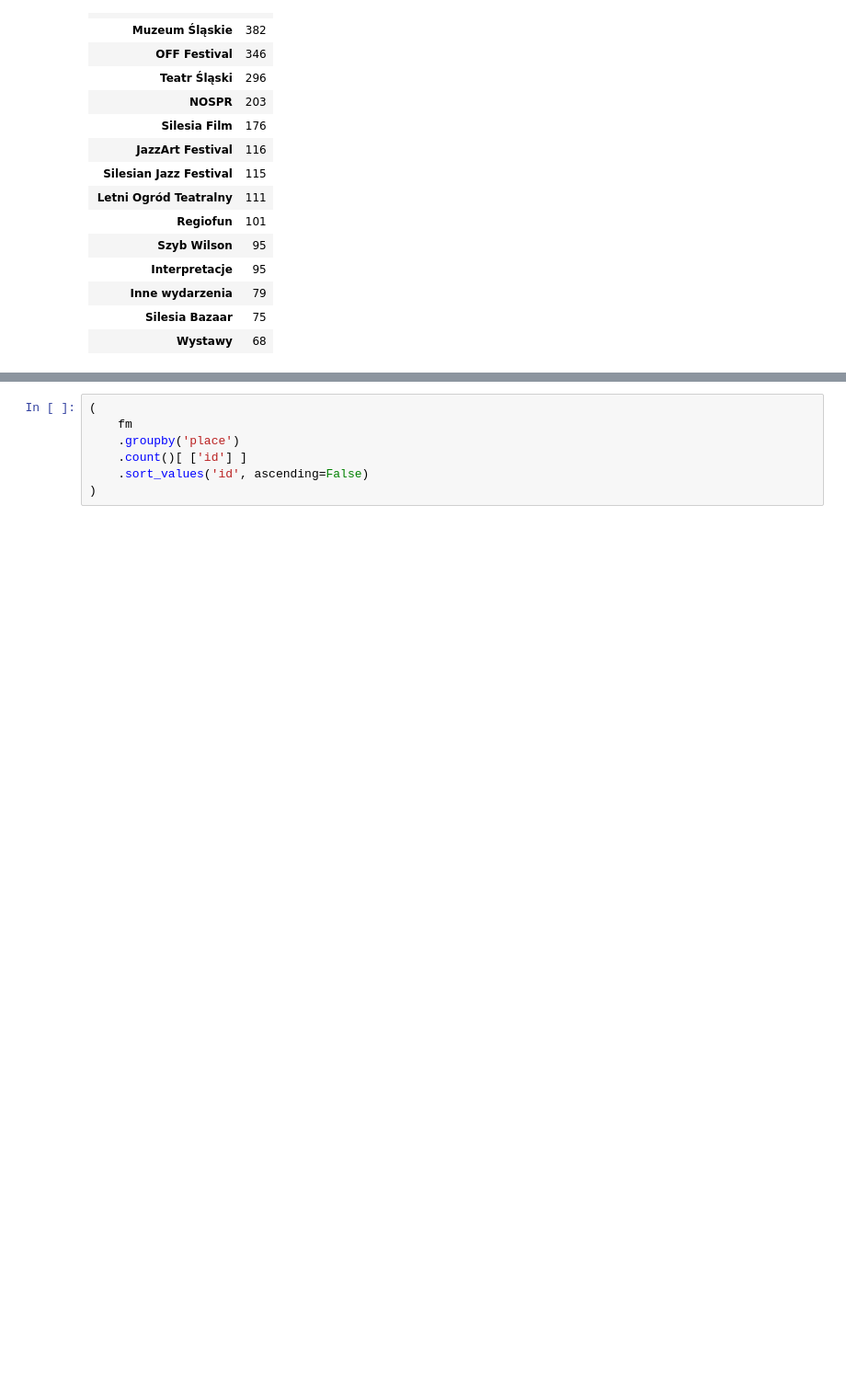
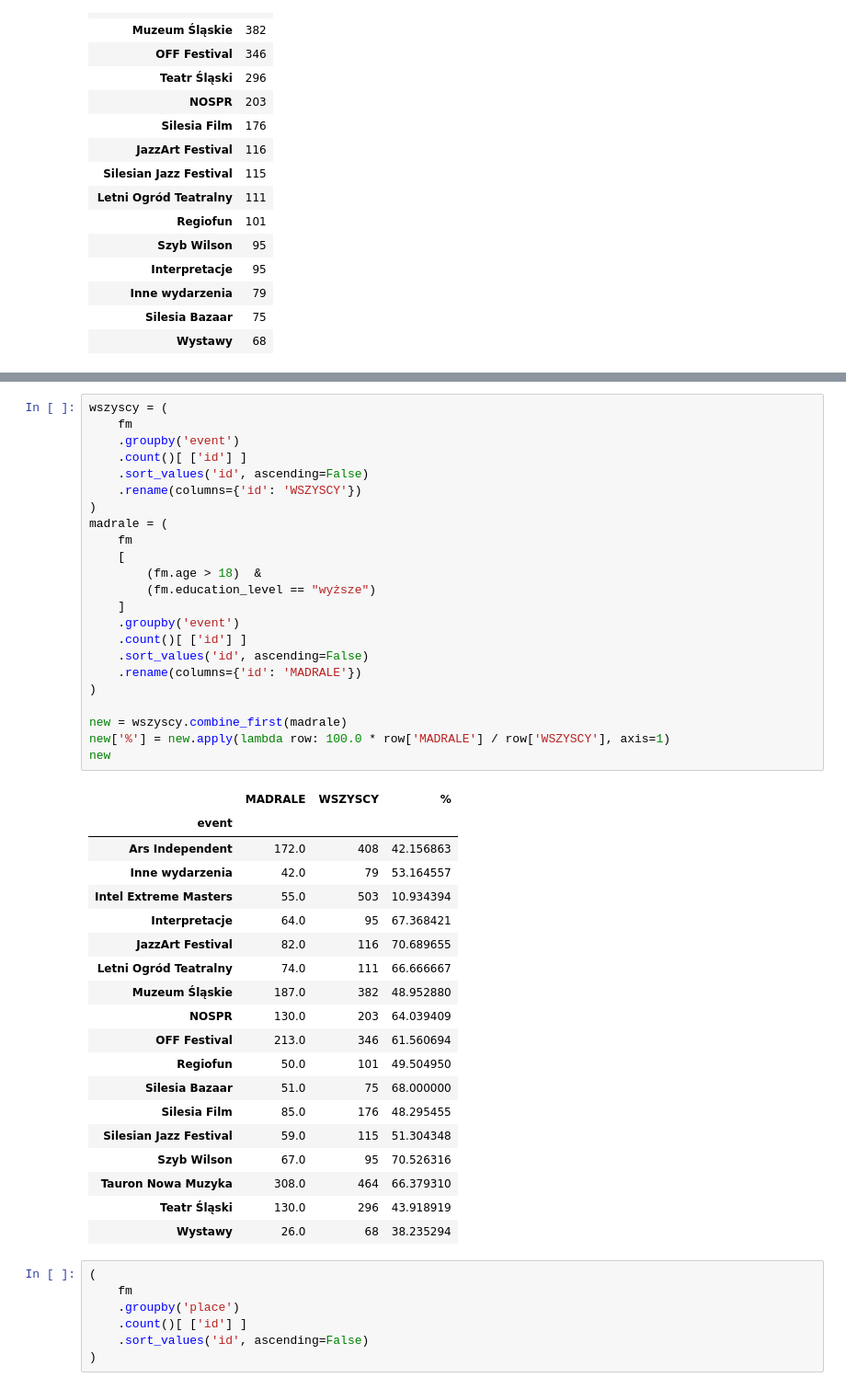
Before and after one commit to firemark/katowice-culture-survey, a Jupyter notebook: firemark.ipynb, the cells around one changed output, grey strips where cells are left out. Shown: that part at 92% size. Cells and saved outputs as stored; diff of their text form; blank space fills up the shorter version.

```diff
--- a/firemark.ipynb
+++ b/firemark.ipynb
@@ -126,3 +149,46 @@ fm[ ['address_city', 'address_street', 'address_number', 'lot', 'lan'] ]
+# %%
+wszyscy = (
+    fm
+    .groupby('event')
+    .count()[ ['id'] ]
+    .sort_values('id', ascending=False)
+    .rename(columns={'id': 'WSZYSCY'})
+)
+madrale = (
+    fm
+    [
+        (fm.age > 18)  &
+        (fm.education_level == "wyższe")
+    ]
+    .groupby('event')
+    .count()[ ['id'] ]
+    .sort_values('id', ascending=False)
+    .rename(columns={'id': 'MADRALE'})
+)
+
+new = wszyscy.combine_first(madrale)
+new['%'] = new.apply(lambda row: 100.0 * row['MADRALE'] / row['WSZYSCY'], axis=1)
+new
+# %% [output]
+|  | MADRALE | WSZYSCY | % |
+| event |  |  |  |
+| Ars Independent | 172.0 | 408 | 42.156863 |
+| Inne wydarzenia | 42.0 | 79 | 53.164557 |
+| Intel Extreme Masters | 55.0 | 503 | 10.934394 |
+| Interpretacje | 64.0 | 95 | 67.368421 |
+| JazzArt Festival | 82.0 | 116 | 70.689655 |
+| Letni Ogród Teatralny | 74.0 | 111 | 66.666667 |
+| Muzeum Śląskie | 187.0 | 382 | 48.952880 |
+| NOSPR | 130.0 | 203 | 64.039409 |
+| OFF Festival | 213.0 | 346 | 61.560694 |
+| Regiofun | 50.0 | 101 | 49.504950 |
+| Silesia Bazaar | 51.0 | 75 | 68.000000 |
+| Silesia Film | 85.0 | 176 | 48.295455 |
+| Silesian Jazz Festival | 59.0 | 115 | 51.304348 |
+| Szyb Wilson | 67.0 | 95 | 70.526316 |
+| Tauron Nowa Muzyka | 308.0 | 464 | 66.379310 |
+| Teatr Śląski | 130.0 | 296 | 43.918919 |
+| Wystawy | 26.0 | 68 | 38.235294 |
 # %%
 (
     fm
```
Also changed, not shown: parts of 6 cells of this notebook.
